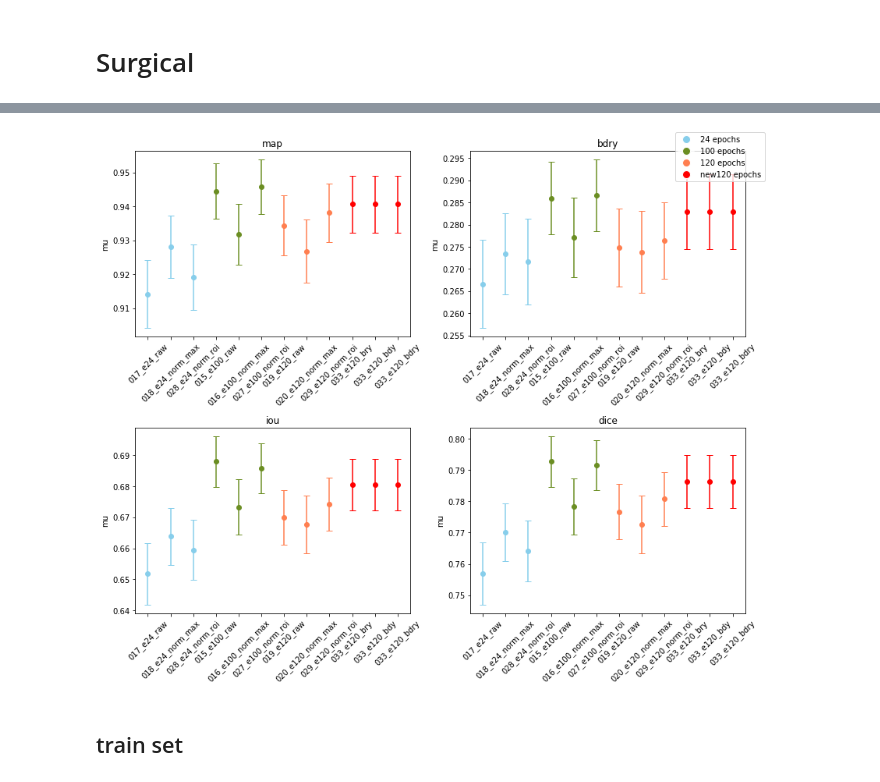
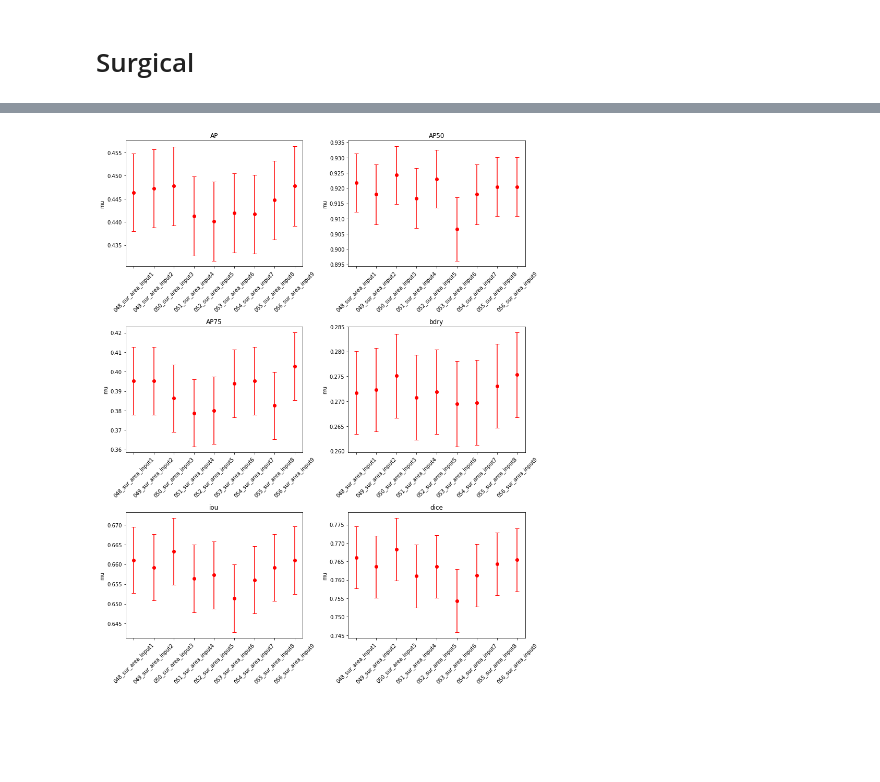
Before and after one commit to sunfanyi/Mask_RCNN_Occlusion, a Jupyter notebook: evaluate/plot_data.ipynb, the cells around one changed output, grey strips where cells are left out. Drawn from its saved outputs; the diff is of its cells as text; code cells hidden in the pictures; blank space fills up the shorter version.

```diff
--- a/evaluate/plot_data.ipynb
+++ b/evaluate/plot_data.ipynb
@@ -9,23 +108,18 @@ from matplotlib.lines import Line2D
 # %%
 data = """
-/	map	map	map	bdry	bdry	bdry	iou	iou	iou	dice	dice	dice
-/	mu	std	delta_mu	mu	std	delta_mu	mu	std	delta_mu	mu	std	delta_mu
-017_e24_raw	0.914141414	0.280332149	0.009961169	0.266633339	0.280332149	0.009961169	0.651799143	0.280332149	0.009961169	0.756930766	0.280332149	0.009961169
-018_e24_norm_max	0.928030303	0.258601039	0.009188988	0.273413602	0.258601039	0.009188988	0.663881571	0.258601039	0.009188988	0.770007519	0.258601039	0.009188988
-028_e24_norm_roi	0.919191919	0.272712374	0.009690412	0.271588606	0.272712374	0.009690412	0.65941556	0.272712374	0.009690412	0.764050005	0.272712374	0.009690412
-015_e100_raw	0.944444444	0.22920617	0.008144487	0.285981935	0.22920617	0.008144487	0.688004709	0.22920617	0.008144487	0.79263809	0.22920617	0.008144487
-016_e100_norm_max	0.931818182	0.252216926	0.008962138	0.277130676	0.252216926	0.008962138	0.673256548	0.252216926	0.008962138	0.77832132	0.252216926	0.008962138
-027_e100_norm_roi	0.945707071	0.226737996	0.008056784	0.286600049	0.226737996	0.008056784	0.685764107	0.226737996	0.008056784	0.79151052	0.226737996	0.008056784
-019_e120_raw	0.934343434	0.247837317	0.008806516	0.274832901	0.247837317	0.008806516	0.669895295	0.247837317	0.008806516	0.776630482	0.247837317	0.008806516
-020_e120_norm_max	0.926767677	0.26068209	0.009262935	0.27379901	0.26068209	0.009262935	0.667749456	0.26068209	0.009262935	0.772552954	0.26068209	0.009262935
-029_e120_norm_roi	0.938131313	0.241069138	0.008566019	0.276376284	0.241069138	0.008566019	0.674120288	0.241069138	0.008566019	0.780746952	0.241069138	0.008566019
-033_e120_bry	0.940656566	0.236415656	0.008400665	0.282932078	0.236415656	0.008400665	0.680507333	0.236415656	0.008400665	0.786261534	0.236415656	0.008400665
-033_e120_bdy	0.940656566	0.236415656	0.008400665	0.282932078	0.236415656	0.008400665	0.680507333	0.236415656	0.008400665	0.786261534	0.236415656	0.008400665
-033_e120_bdry	0.940656566	0.236415656	0.008400665	0.282932078	0.236415656	0.008400665	0.680507333	0.236415656	0.008400665	0.786261534	0.236415656	0.008400665
-
-
-
+/	mu	mu	mu	mu	mu	mu	mu	std	std	std	std	std	std	std	delta_mu	delta_mu	delta_mu	delta_mu	delta_mu	delta_mu	delta_mu
+/	AP	AP50	AP75	AP90	bdry	iou	dice	AP	AP50	AP75	AP90	bdry	iou	dice	AP	AP50	AP75	AP90	bdry	iou	dice
+048_sur_area_input1	0.44633838383838415	0.9217171717171717	0.3952020202020202	0.0	0.27173276618123055	0.661057857928252	0.7660860260478174	0.23555454465124487	0.268785874967658	0.4892029789208603	0.0	0.23555454465124487	0.23555454465124487	0.23555454465124487	0.008370066276744172	0.00955089018156237	0.017383070924871	0.0	0.008370066276744172	0.008370066276744172	0.008370066276744172
+049_sur_area_input2	0.44722222222222185	0.9179292929292929	0.3952020202020202	0.0	0.27235686126806113	0.6592223632215249	0.7635661489283195	0.23604915194749423	0.2746458564188511	0.48920297892086023	0.0	0.23604915194749423	0.23604915194749423	0.23604915194749423	0.008387641381723352	0.009759115555433196	0.017383070924871	0.0	0.008387641381723352	0.008387641381723352	0.008387641381723352
+050_sur_area_input3	0.4477272727272729	0.9242424242424242	0.38636363636363635	0.0025252525252525255	0.27510312209470256	0.6632107360796495	0.7683081474117558	0.23781535478617088	0.2647770463355486	0.48722326227101775	0.05022011593160546	0.23781535478617088	0.23781535478617088	0.23781535478617088	0.008450400666795881	0.009408442658876937	0.017312724756883075	0.0017844941153466816	0.008450400666795881	0.008450400666795881	0.008450400666795881
+051_sur_area_input4	0.44128787878787823	0.9166666666666666	0.3787878787878788	0.003787878787878788	0.2707665222320668	0.6563674628433555	0.7610384209288491	0.24041653267371685	0.276560050334846	0.48539170044587304	0.06146788872796098	0.24041653267371685	0.24041653267371685	0.24041653267371685	0.008542829498294742	0.009827133474455475	0.01724764304135467	0.002184166318278039	0.008542829498294742	0.008542829498294742	0.008542829498294742
+052_sur_area_input5	0.4401515151515152	0.922979797979798	0.380050505050505	0.0012626262626262627	0.2719064250428493	0.6572928131379262	0.7636529965834185	0.23947683660327077	0.2667919820097465	0.4857056565490957	0.03553345272593492	0.23947683660327077	0.23947683660327077	0.23947683660327077	0.0085094388523988	0.009480040280401848	0.01725879898570655	0.0012626262626262573	0.0085094388523988	0.0085094388523988	0.0085094388523988
+053_sur_area_input6	0.4419191919191922	0.9065656565656566	0.3939393939393939	0.0	0.2694615399972959	0.6513495975823114	0.7543353871865706	0.2411736023765668	0.291224058189031	0.48893044742152775	0.0	0.2411736023765668	0.2411736023765668	0.2411736023765668	0.0085697307987912	0.010348196304314898	0.01737338693972314	0.0	0.0085697307987912	0.0085697307987912	0.0085697307987912
+054_sur_area_input7	0.4416666666666666	0.9179292929292929	0.3952020202020202	0.0025252525252525255	0.2697272073828663	0.6560631711976697	0.7612496678425809	0.23985088077036915	0.27464585641885086	0.4892029789208604	0.050220115931605504	0.23985088077036915	0.23985088077036915	0.23985088077036915	0.008522729933127802	0.00975911555543319	0.017383070924871007	0.001784494115346683	0.008522729933127802	0.008522729933127802	0.008522729933127802
+055_sur_area_input8	0.44469696969696976	0.9204545454545454	0.38257575757575757	0.0025252525252525255	0.27308499672440717	0.6591836934288343	0.7643105033973251	0.23813892638294257	0.27075919009057425	0.48632311403498374	0.05022011593160539	0.23813892638294257	0.23813892638294257	0.23813892638294257	0.008461898282833223	0.00962100888119589	0.017280739382091626	0.001784494115346679	0.008461898282833223	0.008461898282833223	0.008461898282833223
+056_sur_area_input9	0.44772727272727275	0.9204545454545454	0.4027777777777778	0.0025252525252525255	0.275308199377373	0.6609496855073504	0.7654100728757454	0.24098383758224337	0.27075919009057425	0.4907666915123339	0.050220115931605504	0.24098383758224337	0.24098383758224337	0.24098383758224337	0.00856298780044306	0.00962100888119589	0.017438635032317077	0.001784494115346683	0.00856298780044306	0.00856298780044306	0.00856298780044306
 """
 df = pd.read_csv(io.StringIO(data.strip()), sep='\t', header=[0,1], index_col=0)
 df
+plot_data(data)
 # %% [output]
@@ -46,38 +126 @@ df
+[figure, added]
-# %%
-# Create a subplot for each category
-fig, axs = plt.subplots(2, 2, figsize=(12, 10))
-
-# Define categories
-categories = ["map", "bdry", "iou", "dice"]
-
-# Define colors and labels
-colors = ['skyblue', 'olivedrab', 'coral', 'red']
-labels = ['24 epochs', '100 epochs', '120 epochs', 'new120 epochs']
-
-# Prepare legend elements manually
-legend_elements = [Line2D([0], [0], marker='o', color='w', markerfacecolor=c, markersize=10)
-                   for c in colors]
-
-# Loop over categories
-for ax, category in zip(axs.flatten(), categories):
-    ax.set_title(category)
-    ax.set_ylabel('mu')
-    ax.set_xticks(range(len(df.index)))
-    ax.set_xticklabels(df.index, rotation=45)
-
-    model_names = df.index
-
-    for i in range(0, len(model_names), 3):
-        ax.errorbar(model_names[i:i+3], df.loc[model_names[i:i+3], (category, 'mu')],
-                    yerr=df.loc[model_names[i:i+3], (category, 'delta_mu')],
-                    fmt='o', capsize=4, color=colors[i//3])
-
-# Create a global legend
-fig.legend(legend_elements, labels, loc='upper right')
-
-plt.tight_layout()
-plt.show()
-# %% [output]
-[figure, removed]
-# %% [markdown]
-## train set
```
Also changed, not shown: parts of 15 cells of this notebook, 8 other files.
